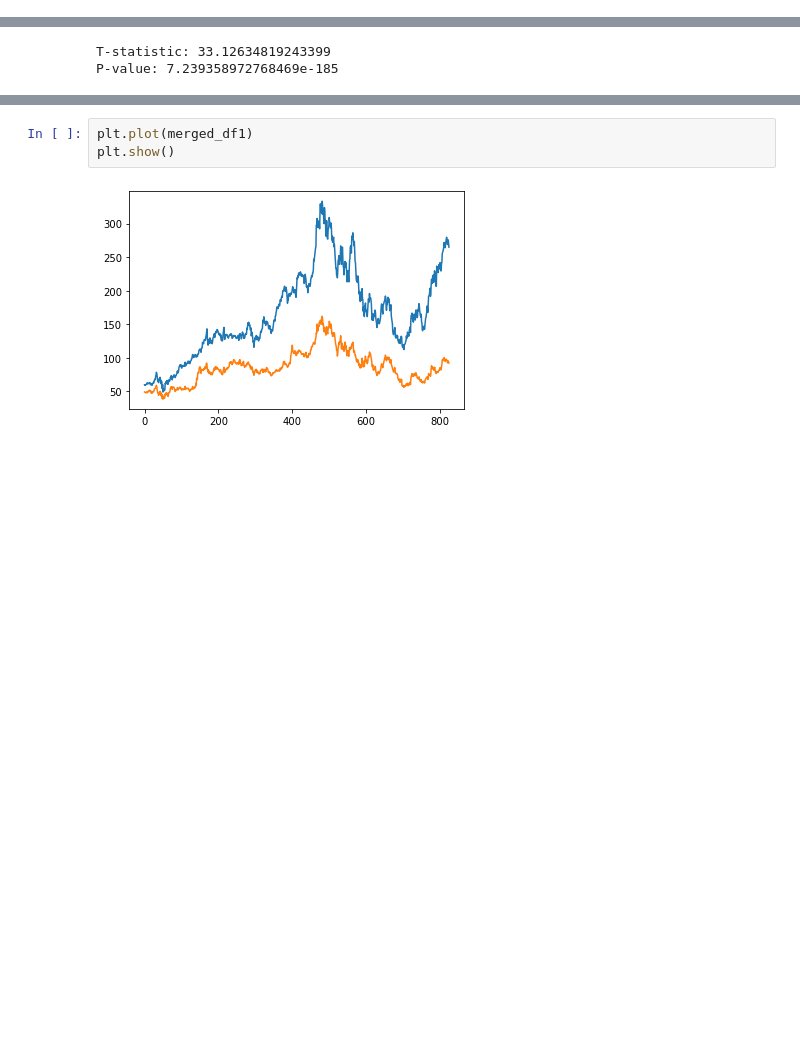
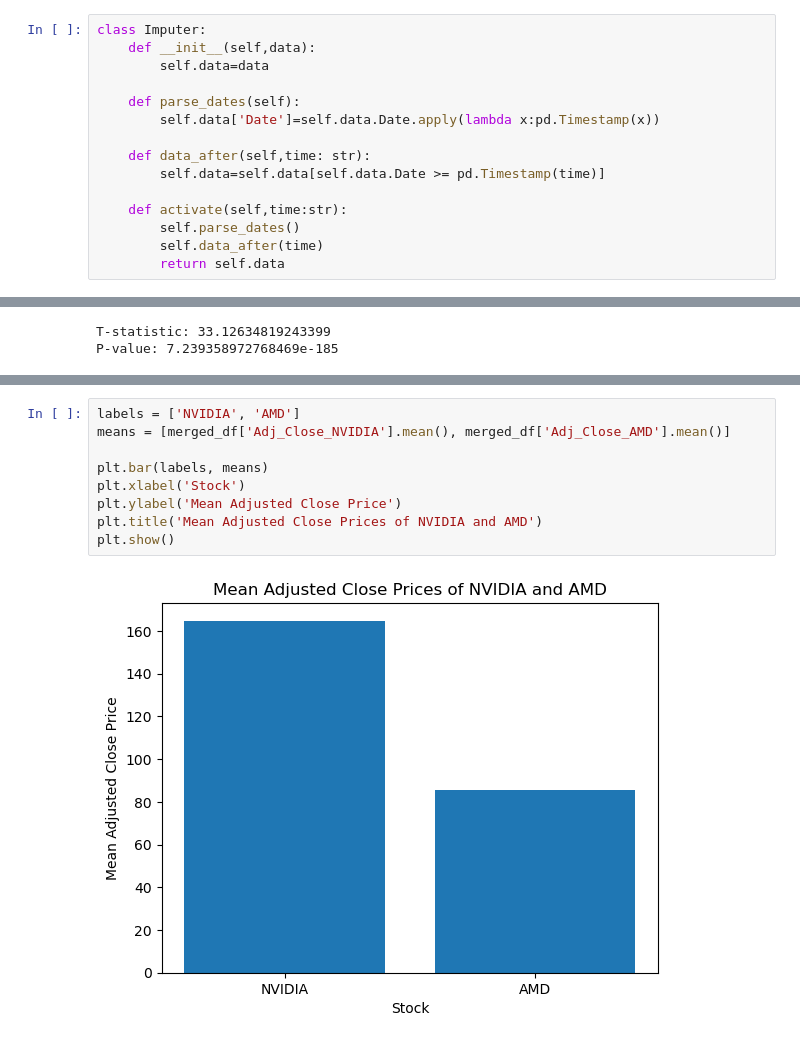
Before and after one commit to FilipeSCampos/T-Test-Student, a Jupyter notebook: Teste T.ipynb, the cells around one changed output, grey strips where cells are left out. Cells and saved outputs as stored; diff of their text form; blank space fills up the shorter version.

```diff
--- a/Teste T.ipynb
+++ b/Teste T.ipynb
@@ -10,3 +10,18 @@ from scipy.stats import t
 # %%
 nvidia = pd.read_csv('NVIDIA (1999-2023).csv')
 amd = pd.read_csv('AMD (1980-2023).csv')
+# %%
+class Imputer:
+    def __init__(self,data):
+        self.data=data
+
+    def parse_dates(self):
+        self.data['Date']=self.data.Date.apply(lambda x:pd.Timestamp(x))
+
+    def data_after(self,time: str):
+        self.data=self.data[self.data.Date >= pd.Timestamp(time)]
+
+    def activate(self,time:str):
+        self.parse_dates()
+        self.data_after(time)
+        return self.data
@@ -91,5 +113,11 @@ plt.show()
 # %%
-plt.plot(merged_df1)
+labels = ['NVIDIA', 'AMD']
+means = [merged_df['Adj_Close_NVIDIA'].mean(), merged_df['Adj_Close_AMD'].mean()]
+
+plt.bar(labels, means)
+plt.xlabel('Stock')
+plt.ylabel('Mean Adjusted Close Price')
+plt.title('Mean Adjusted Close Prices of NVIDIA and AMD')
 plt.show()
 # %% [output]
-[figure, old version]
+[figure, new version]
```
Also changed, not shown: parts of 5 cells of this notebook.
